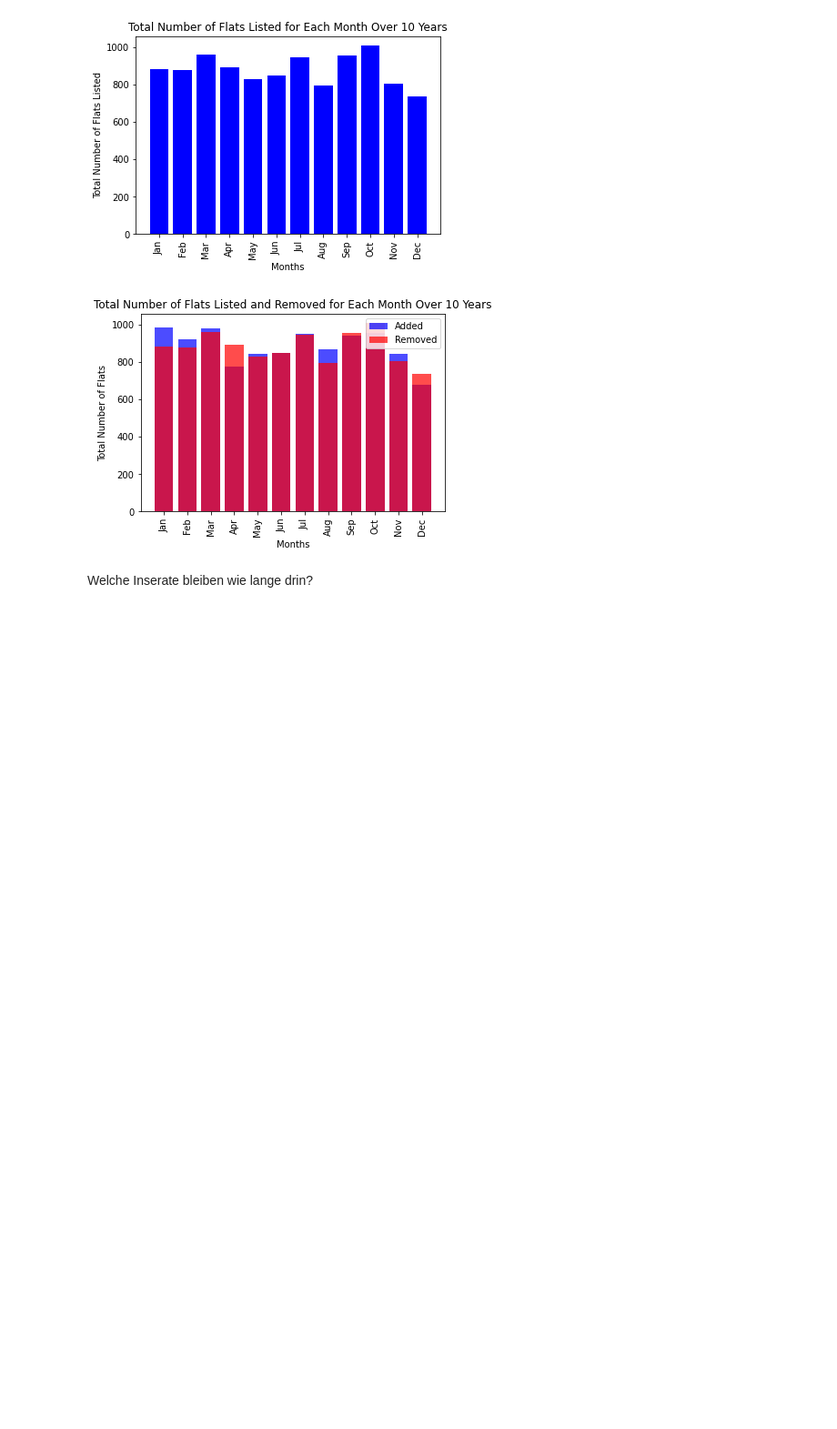
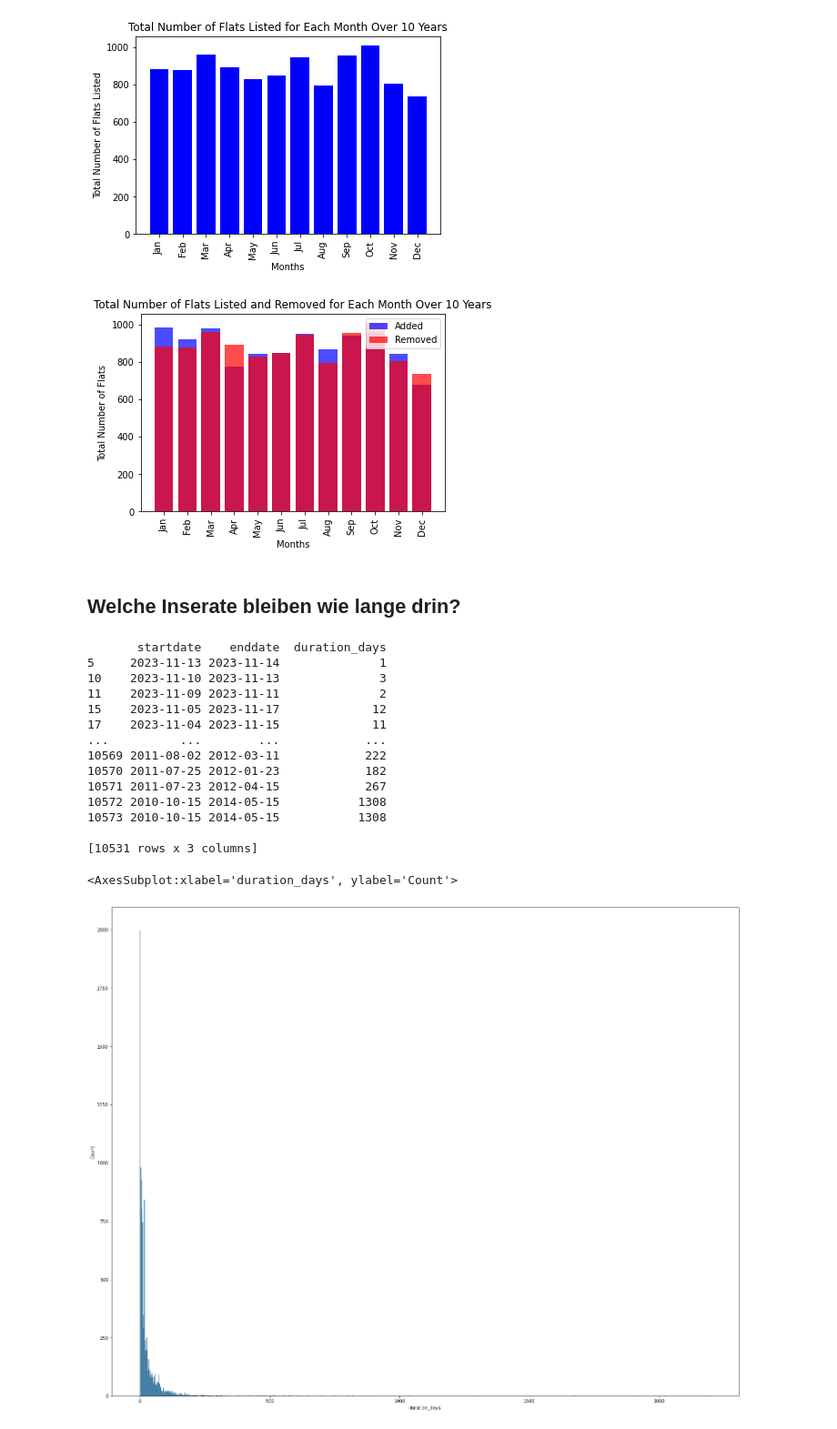
Before and after one commit to okihnjo/DataLiteracy, a Jupyter notebook: notebooks/correlations.ipynb, the cells around one changed output. Shown at 91% size. Saved outputs shown, nothing was run; the diff lists cells and outputs as text; code cells hidden in the pictures; blank space fills up the shorter version.

Commit message:
duration of listings

```diff
--- a/notebooks/correlations.ipynb
+++ b/notebooks/correlations.ipynb
@@ -201,4 +201,33 @@ plt.show()
 # %% [output]
 [figure]
 # %% [markdown]
-Welche Inserate bleiben wie lange drin?
+## Welche Inserate bleiben wie lange drin?
+# %%
+df= df.dropna(subset=['startdate', 'enddate'])
+
+df['startdate'] = pd.to_datetime(df['startdate'])
+df['enddate'] = pd.to_datetime(df['enddate'])
+
+df['duration'] = df['enddate'] - df['startdate']
+df['duration_days'] = df['duration'].dt.days
+
+print(df[['startdate', 'enddate', 'duration_days']])
+plt.subplots(figsize=(25, 20))
+sns.histplot(data=df, x="duration_days")
+# %% [output]
+       startdate    enddate  duration_days
+5     2023-11-13 2023-11-14              1
+10    2023-11-10 2023-11-13              3
+11    2023-11-09 2023-11-11              2
+15    2023-11-05 2023-11-17             12
+17    2023-11-04 2023-11-15             11
+...          ...        ...            ...
+10569 2011-08-02 2012-03-11            222
+10570 2011-07-25 2012-01-23            182
+10571 2011-07-23 2012-04-15            267
+10572 2010-10-15 2014-05-15           1308
+10573 2010-10-15 2014-05-15           1308
+
+[10531 rows x 3 columns]
+<AxesSubplot:xlabel='duration_days', ylabel='Count'>
+[figure, added]
```
